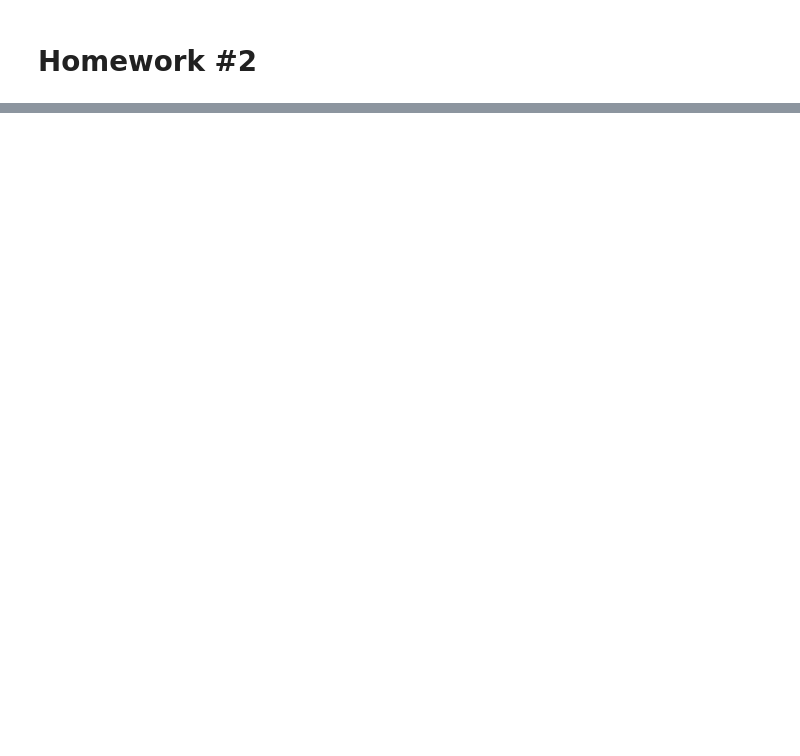
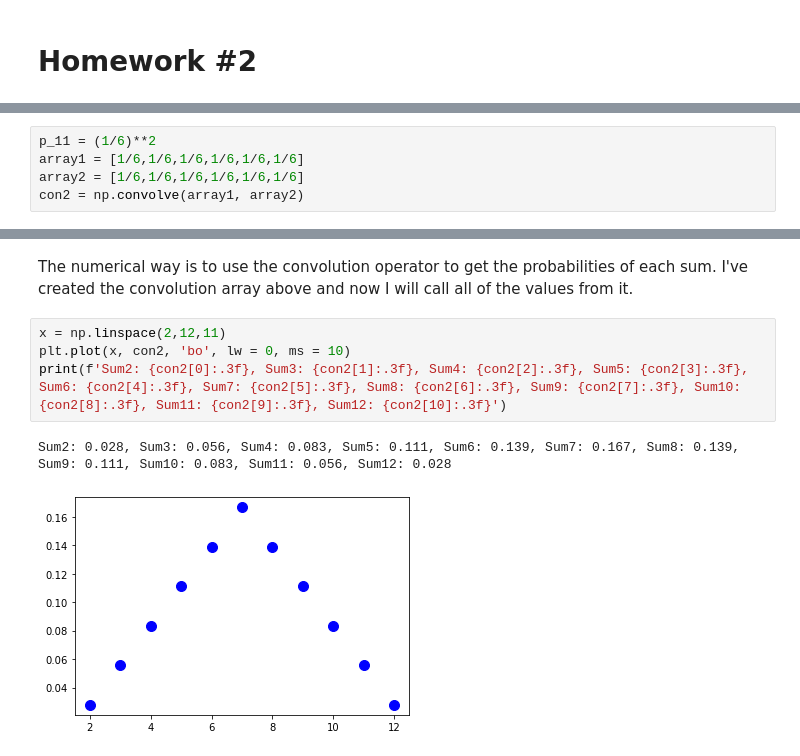
Before and after one commit to maverickmillican/Phys_434_Millican, a Jupyter notebook: HW_2.ipynb, the cells around one changed output, grey strips where cells are left out. Saved outputs shown, nothing was run; the diff lists cells and outputs as text; blank space fills up the shorter version.

```diff
--- a/HW_2.ipynb
+++ b/HW_2.ipynb
@@ -26,0 +11,5 @@ Rolling ten 100-sided dice, probability of rolling a 56.
+# %%
+p_11 = (1/6)**2
+array1 = [1/6,1/6,1/6,1/6,1/6,1/6]
+array2 = [1/6,1/6,1/6,1/6,1/6,1/6]
+con2 = np.convolve(array1, array2)
@@ -26,0 +45,9 @@ Rolling ten 100-sided dice, probability of rolling a 56.
+# %% [markdown]
+The numerical way is to use the convolution operator to get the probabilities of each sum. I've created the convolution array above and now I will call all of the values from it.
+# %%
+x = np.linspace(2,12,11)
+plt.plot(x, con2, 'bo', lw = 0, ms = 10)
+print(f'Sum2: {con2[0]:.3f}, Sum3: {con2[1]:.3f}, Sum4: {con2[2]:.3f}, Sum5: {con2[3]:.3f}, Sum6: {con2[4]:.3f}, Sum7: {con2[5]:.3f}, Sum8: {con2[6]:.3f}, Sum9: {con2[7]:.3f}, Sum10: {con2[8]:.3f}, Sum11: {con2[9]:.3f}, Sum12: {con2[10]:.3f}')
+# %% [output]
+Sum2: 0.028, Sum3: 0.056, Sum4: 0.083, Sum5: 0.111, Sum6: 0.139, Sum7: 0.167, Sum8: 0.139, Sum9: 0.111, Sum10: 0.083, Sum11: 0.056, Sum12: 0.028
+[figure, added]
```
Also changed, not shown: parts of 26 cells of this notebook.
